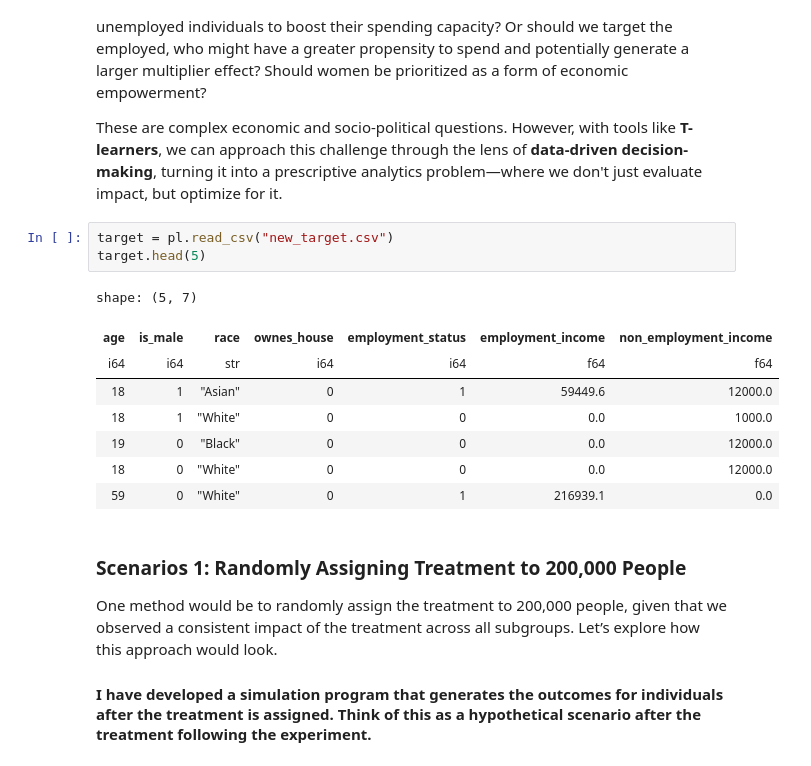
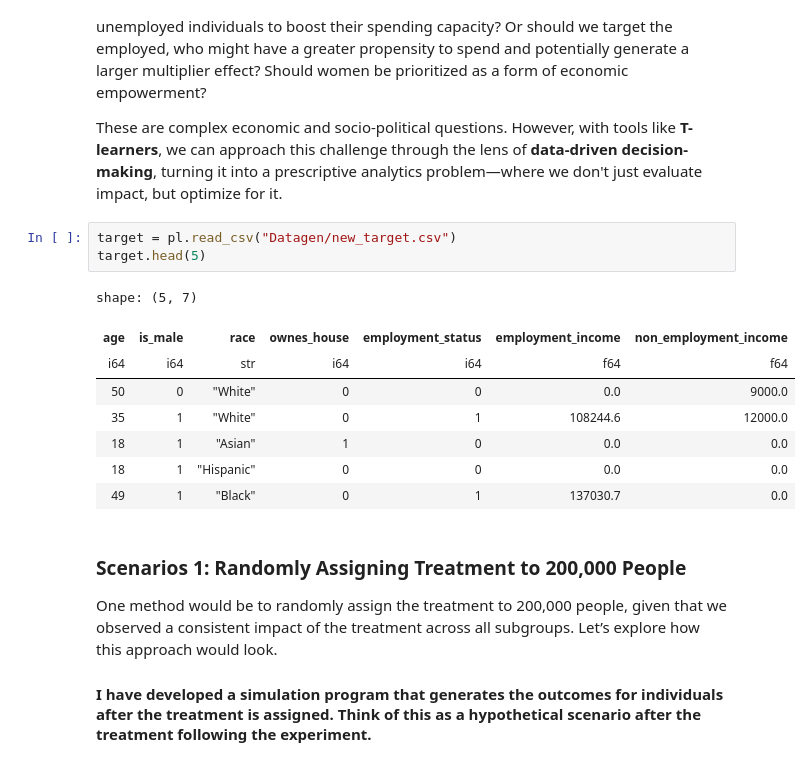
Before and after one commit to AlabhyaMe/T-Learner-for-economic-experiment, a Jupyter notebook: Meta Learners.ipynb, the cells around one changed output. Drawn from its saved outputs; the diff is of its cells as text.

```diff
--- a/Meta Learners.ipynb
+++ b/Meta Learners.ipynb
@@ -450,17 +563,17 @@ But the key question remains: **How should the government scale up the program?*
 
 These are complex economic and socio-political questions. However, with tools like **T-learners**, we can approach this challenge through the lens of **data-driven decision-making**, turning it into a prescriptive analytics problem—where we don't just evaluate impact, but optimize for it.
 # %%
-target = pl.read_csv("new_target.csv")
+target = pl.read_csv("Datagen/new_target.csv")
 target.head(5)
 # %% [output]
 shape: (5, 7)
 | age | is_male | race | ownes_house | employment_status | employment_income | non_employment_income |
 | i64 | i64 | str | i64 | i64 | f64 | f64 |
-| 18 | 1 | "Asian" | 0 | 1 | 59449.6 | 12000.0 |
-| 18 | 1 | "White" | 0 | 0 | 0.0 | 1000.0 |
-| 19 | 0 | "Black" | 0 | 0 | 0.0 | 12000.0 |
-| 18 | 0 | "White" | 0 | 0 | 0.0 | 12000.0 |
-| 59 | 0 | "White" | 0 | 1 | 216939.1 | 0.0 |
+| 50 | 0 | "White" | 0 | 0 | 0.0 | 9000.0 |
+| 35 | 1 | "White" | 0 | 1 | 108244.6 | 12000.0 |
+| 18 | 1 | "Asian" | 1 | 0 | 0.0 | 0.0 |
+| 18 | 1 | "Hispanic" | 0 | 0 | 0.0 | 0.0 |
+| 49 | 1 | "Black" | 0 | 1 | 137030.7 | 0.0 |
 # %% [markdown]
 ### Scenarios 1: Randomly Assigning Treatment to 200,000 People
 
```
Also changed, not shown: parts of 70 cells of this notebook, 5 other files.
